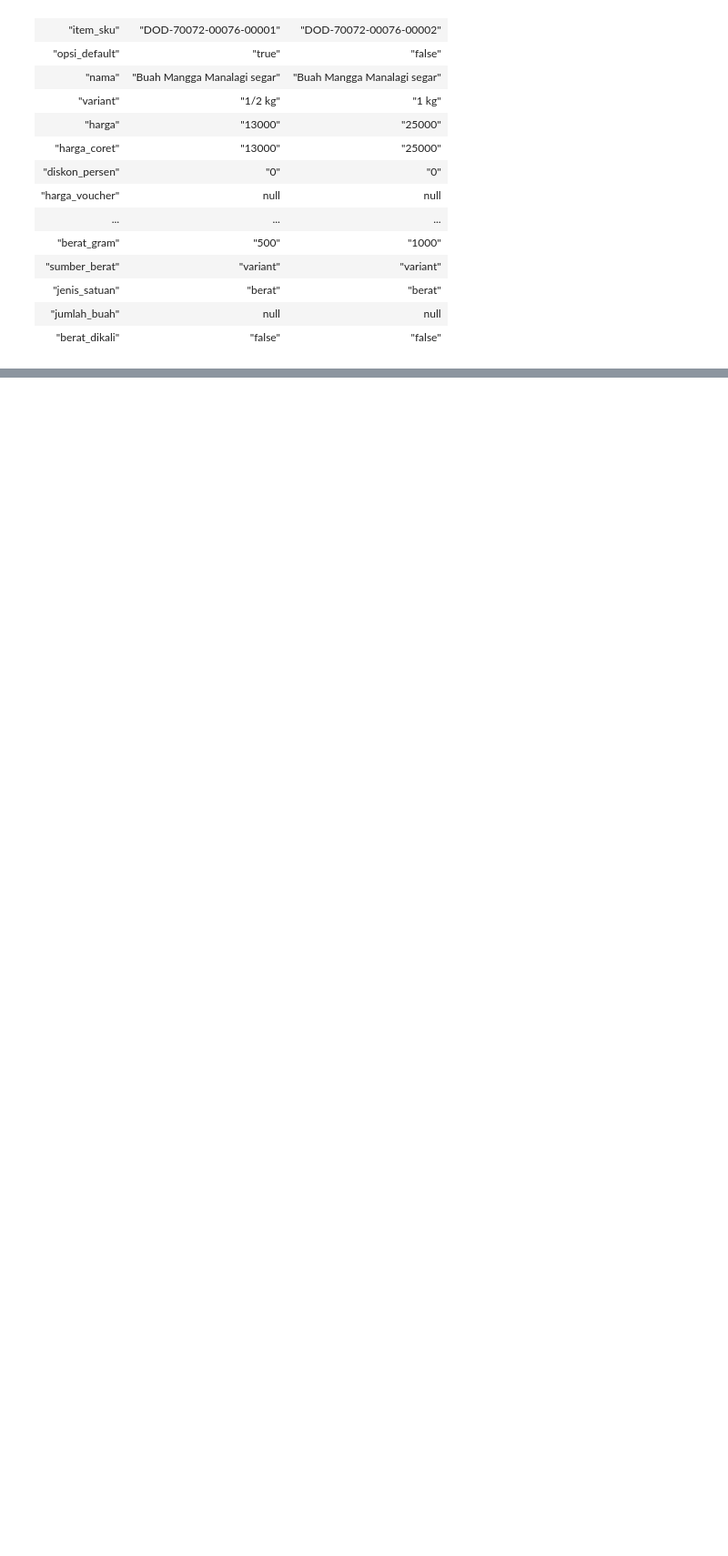
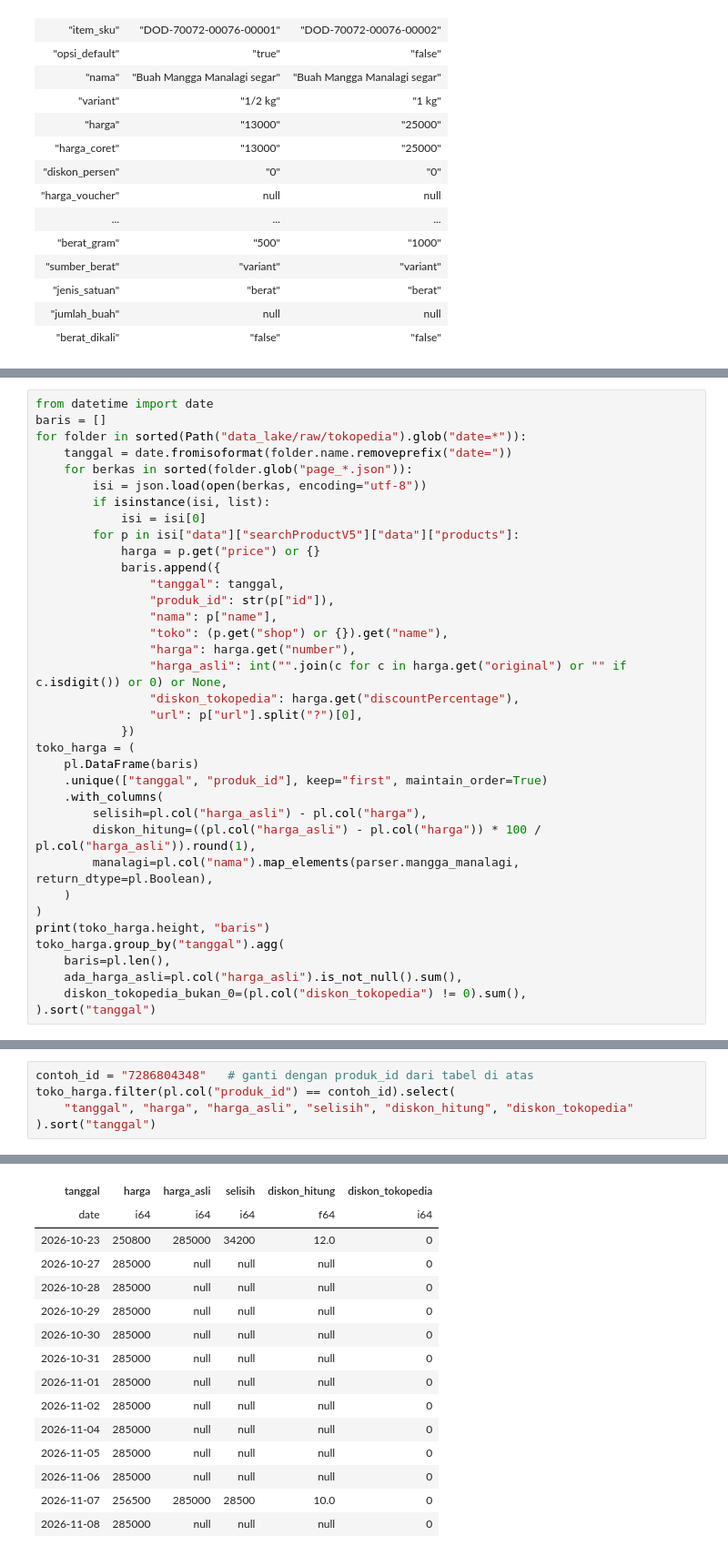
Before and after one commit to Daffwa/kebun_ibu, a Jupyter notebook: data-science/transform/transform.ipynb, the cells around one changed output, grey strips where cells are left out. Shown at 91% size. Cells and saved outputs as stored; diff of their text form; blank space fills up the shorter version.

```diff
--- a/data-science/transform/transform.ipynb
+++ b/data-science/transform/transform.ipynb
@@ -519,0 +530,36 @@ shape: (5, 34)
+# %%
+from datetime import date
+baris = []
+for folder in sorted(Path("data_lake/raw/tokopedia").glob("date=*")):
+    tanggal = date.fromisoformat(folder.name.removeprefix("date="))
+    for berkas in sorted(folder.glob("page_*.json")):
+        isi = json.load(open(berkas, encoding="utf-8"))
+        if isinstance(isi, list):
+            isi = isi[0]
+        for p in isi["data"]["searchProductV5"]["data"]["products"]:
+            harga = p.get("price") or {}
+            baris.append({
+                "tanggal": tanggal,
+                "produk_id": str(p["id"]),
+                "nama": p["name"],
+                "toko": (p.get("shop") or {}).get("name"),
+                "harga": harga.get("number"),
+                "harga_asli": int("".join(c for c in harga.get("original") or "" if c.isdigit()) or 0) or None,
+                "diskon_tokopedia": harga.get("discountPercentage"),
+                "url": p["url"].split("?")[0],
+            })
+toko_harga = (
+    pl.DataFrame(baris)
+    .unique(["tanggal", "produk_id"], keep="first", maintain_order=True)
+    .with_columns(
+        selisih=pl.col("harga_asli") - pl.col("harga"),
+        diskon_hitung=((pl.col("harga_asli") - pl.col("harga")) * 100 / pl.col("harga_asli")).round(1),
+        manalagi=pl.col("nama").map_elements(parser.mangga_manalagi, return_dtype=pl.Boolean),
+    )
+)
+print(toko_harga.height, "baris")
+toko_harga.group_by("tanggal").agg(
+    baris=pl.len(),
+    ada_harga_asli=pl.col("harga_asli").is_not_null().sum(),
+    diskon_tokopedia_bukan_0=(pl.col("diskon_tokopedia") != 0).sum(),
+).sort("tanggal")
@@ -519,0 +646,6 @@ shape: (5, 34)
+# %%
+contoh_id = "7286804348"   # ganti dengan produk_id dari tabel di atas
+toko_harga.filter(pl.col("produk_id") == contoh_id).select(
+    "tanggal", "harga", "harga_asli", "selisih", "diskon_hitung", "diskon_tokopedia"
+).sort("tanggal")
+# %% [output]
@@ -519,0 +653,15 @@ shape: (5, 34)
+| tanggal | harga | harga_asli | selisih | diskon_hitung | diskon_tokopedia |
+| date | i64 | i64 | i64 | f64 | i64 |
+| 2026-10-23 | 250800 | 285000 | 34200 | 12.0 | 0 |
+| 2026-10-27 | 285000 | null | null | null | 0 |
+| 2026-10-28 | 285000 | null | null | null | 0 |
+| 2026-10-29 | 285000 | null | null | null | 0 |
+| 2026-10-30 | 285000 | null | null | null | 0 |
+| 2026-10-31 | 285000 | null | null | null | 0 |
+| 2026-11-01 | 285000 | null | null | null | 0 |
+| 2026-11-02 | 285000 | null | null | null | 0 |
+| 2026-11-04 | 285000 | null | null | null | 0 |
+| 2026-11-05 | 285000 | null | null | null | 0 |
+| 2026-11-06 | 285000 | null | null | null | 0 |
+| 2026-11-07 | 256500 | 285000 | 28500 | 10.0 | 0 |
+| 2026-11-08 | 285000 | null | null | null | 0 |
```
Also changed, not shown: parts of 13 cells of this notebook, 12 other files.
